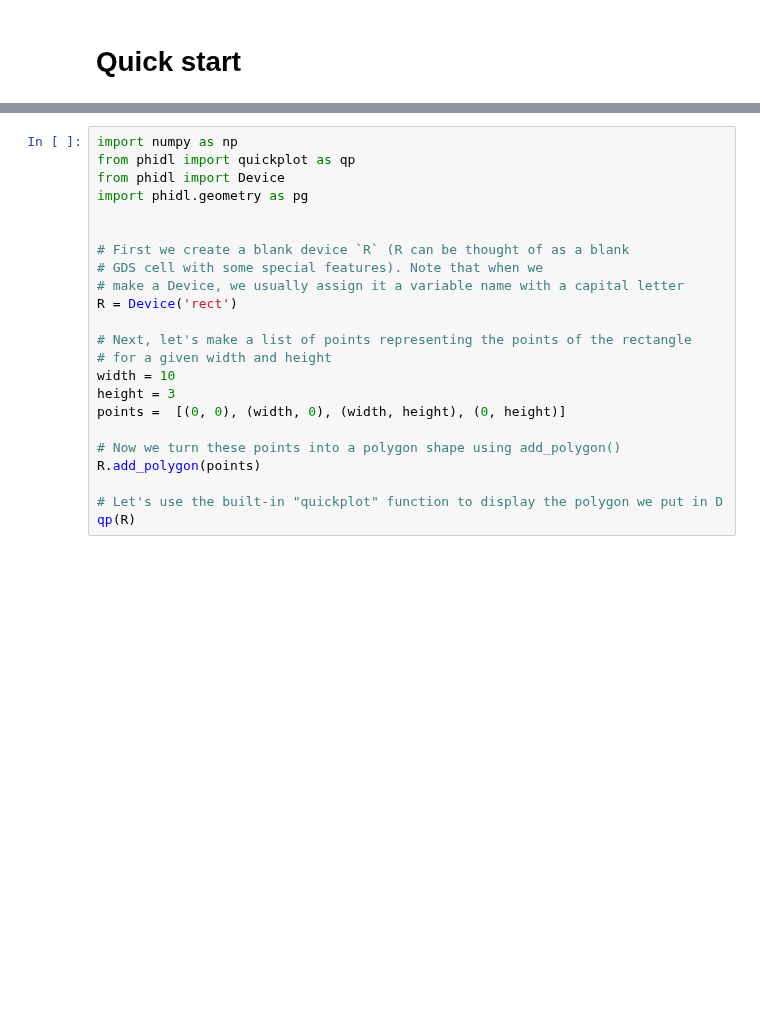
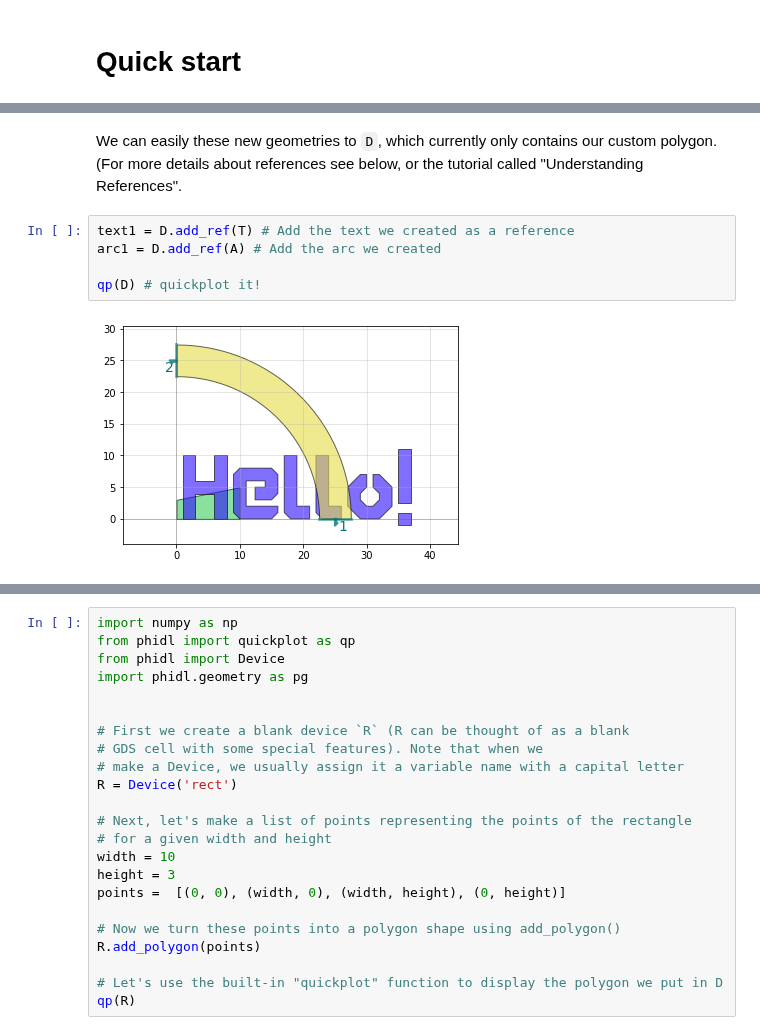
Before and after one commit to amccaugh/phidl, a Jupyter notebook: docs/tutorials/quickstart.ipynb, the cells around one changed output, grey strips where cells are left out. Cells and saved outputs as stored; diff of their text form; blank space fills up the shorter version.

```diff
--- a/docs/tutorials/quickstart.ipynb
+++ b/docs/tutorials/quickstart.ipynb
@@ -8,0 +40,9 @@ Let's start by trying to make a rectangle shape with ports on either end.
+# %% [markdown]
+We can easily these new geometries to `D`, which currently only contains our custom polygon. (For more details about references see below, or the tutorial called "Understanding References".
+# %%
+text1 = D.add_ref(T) # Add the text we created as a reference
+arc1 = D.add_ref(A) # Add the arc we created
+
+qp(D) # quickplot it!
+# %% [output]
+[figure, added]
```
Also changed, not shown: parts of 16 cells of this notebook.
